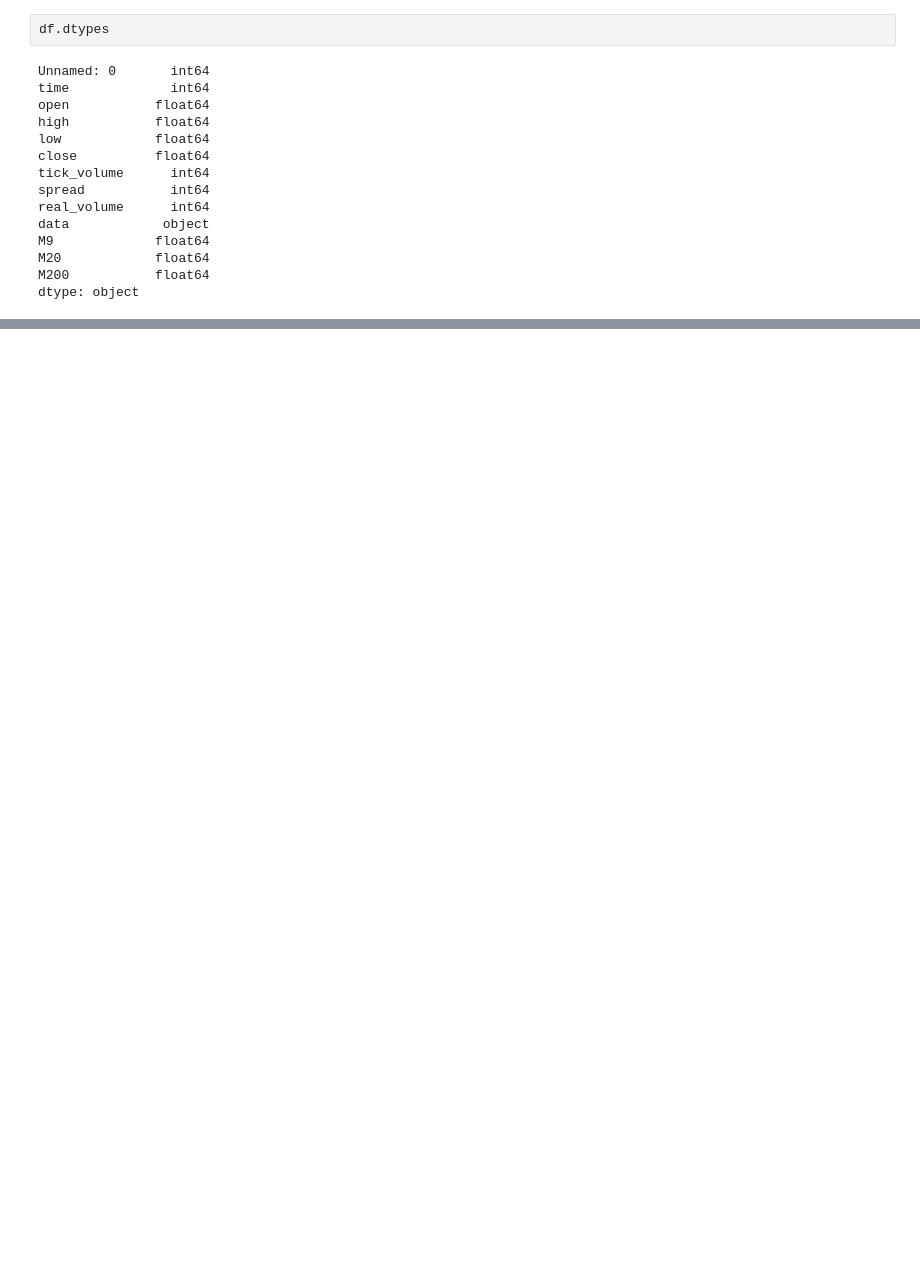
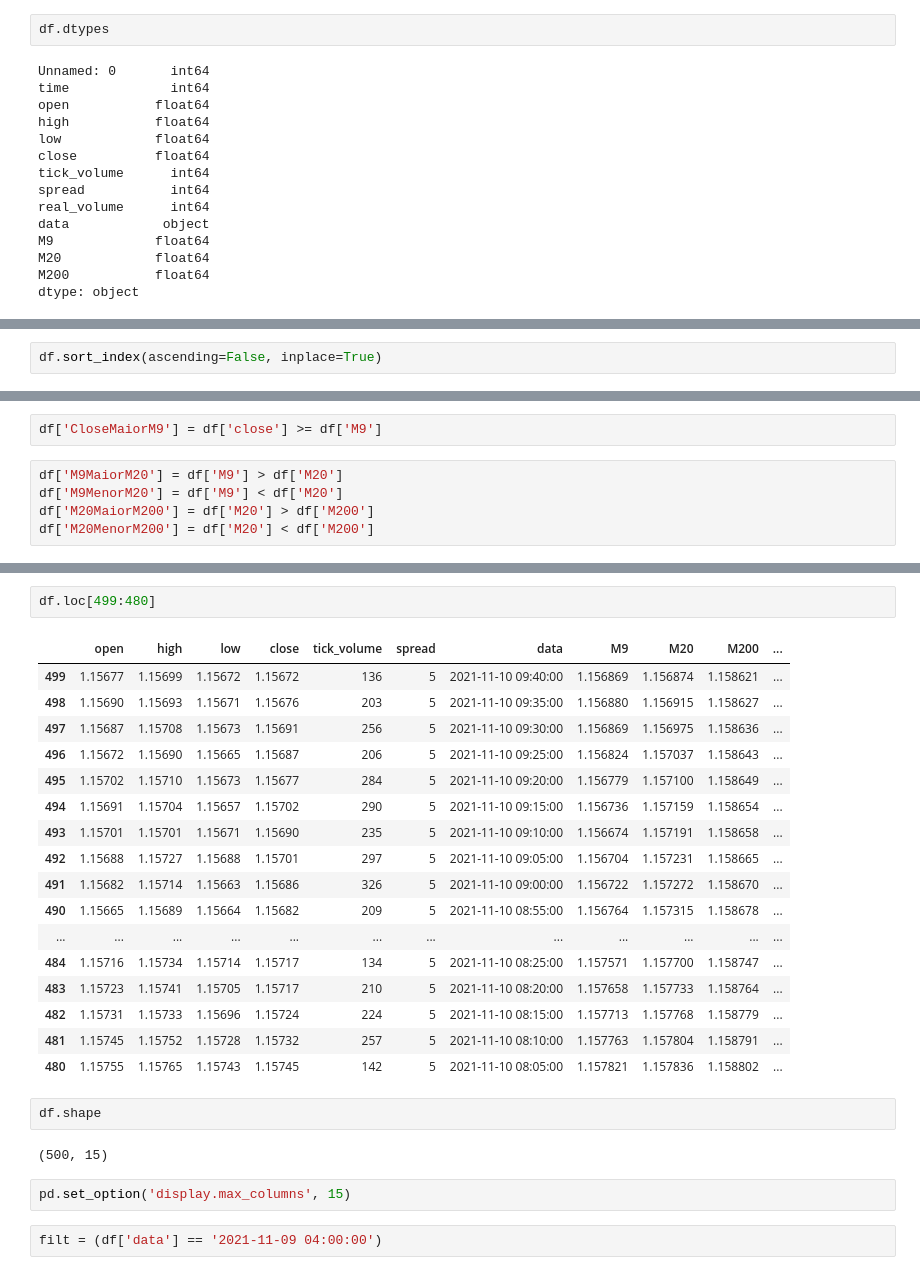
Before and after one commit to jesiqueira/python_mt5, a Jupyter notebook: visualizarDados.ipynb, the cells around one changed output, grey strips where cells are left out. Drawn from its saved outputs; the diff is of its cells as text; blank space fills up the shorter version.

```diff
--- a/visualizarDados.ipynb
+++ b/visualizarDados.ipynb
@@ -70,0 +71,2 @@ df
+# %%
+df.sort_index(ascending=False, inplace=True)
@@ -70,0 +93,7 @@ df
+# %%
+df['CloseMaiorM9'] = df['close'] >= df['M9']
+# %%
+df['M9MaiorM20'] = df['M9'] > df['M20']
+df['M9MenorM20'] = df['M9'] < df['M20']
+df['M20MaiorM200'] = df['M20'] > df['M200']
+df['M20MenorM200'] = df['M20'] < df['M200']
@@ -70,0 +149,28 @@ df
+# %%
+df.loc[499:480]
+# %% [output]
+|  | open | high | low | close | tick_volume | spread | data | M9 | M20 | M200 | ... |
+| 499 | 1.15677 | 1.15699 | 1.15672 | 1.15672 | 136 | 5 | 2021-11-10 09:40:00 | 1.156869 | 1.156874 | 1.158621 | ... |
+| 498 | 1.15690 | 1.15693 | 1.15671 | 1.15676 | 203 | 5 | 2021-11-10 09:35:00 | 1.156880 | 1.156915 | 1.158627 | ... |
+| 497 | 1.15687 | 1.15708 | 1.15673 | 1.15691 | 256 | 5 | 2021-11-10 09:30:00 | 1.156869 | 1.156975 | 1.158636 | ... |
+| 496 | 1.15672 | 1.15690 | 1.15665 | 1.15687 | 206 | 5 | 2021-11-10 09:25:00 | 1.156824 | 1.157037 | 1.158643 | ... |
+| 495 | 1.15702 | 1.15710 | 1.15673 | 1.15677 | 284 | 5 | 2021-11-10 09:20:00 | 1.156779 | 1.157100 | 1.158649 | ... |
+| 494 | 1.15691 | 1.15704 | 1.15657 | 1.15702 | 290 | 5 | 2021-11-10 09:15:00 | 1.156736 | 1.157159 | 1.158654 | ... |
+| 493 | 1.15701 | 1.15701 | 1.15671 | 1.15690 | 235 | 5 | 2021-11-10 09:10:00 | 1.156674 | 1.157191 | 1.158658 | ... |
+| 492 | 1.15688 | 1.15727 | 1.15688 | 1.15701 | 297 | 5 | 2021-11-10 09:05:00 | 1.156704 | 1.157231 | 1.158665 | ... |
+| 491 | 1.15682 | 1.15714 | 1.15663 | 1.15686 | 326 | 5 | 2021-11-10 09:00:00 | 1.156722 | 1.157272 | 1.158670 | ... |
+| 490 | 1.15665 | 1.15689 | 1.15664 | 1.15682 | 209 | 5 | 2021-11-10 08:55:00 | 1.156764 | 1.157315 | 1.158678 | ... |
+| ... | ... | ... | ... | ... | ... | ... | ... | ... | ... | ... | ... |
+| 484 | 1.15716 | 1.15734 | 1.15714 | 1.15717 | 134 | 5 | 2021-11-10 08:25:00 | 1.157571 | 1.157700 | 1.158747 | ... |
+| 483 | 1.15723 | 1.15741 | 1.15705 | 1.15717 | 210 | 5 | 2021-11-10 08:20:00 | 1.157658 | 1.157733 | 1.158764 | ... |
+| 482 | 1.15731 | 1.15733 | 1.15696 | 1.15724 | 224 | 5 | 2021-11-10 08:15:00 | 1.157713 | 1.157768 | 1.158779 | ... |
+| 481 | 1.15745 | 1.15752 | 1.15728 | 1.15732 | 257 | 5 | 2021-11-10 08:10:00 | 1.157763 | 1.157804 | 1.158791 | ... |
+| 480 | 1.15755 | 1.15765 | 1.15743 | 1.15745 | 142 | 5 | 2021-11-10 08:05:00 | 1.157821 | 1.157836 | 1.158802 | ... |
+# %%
+df.shape
+# %% [output]
+(500, 15)
+# %%
+pd.set_option('display.max_columns', 15)
+# %%
+filt = (df['data'] == '2021-11-09 04:00:00')
```
Also changed, not shown: parts of 12 cells of this notebook, 4 other files.
